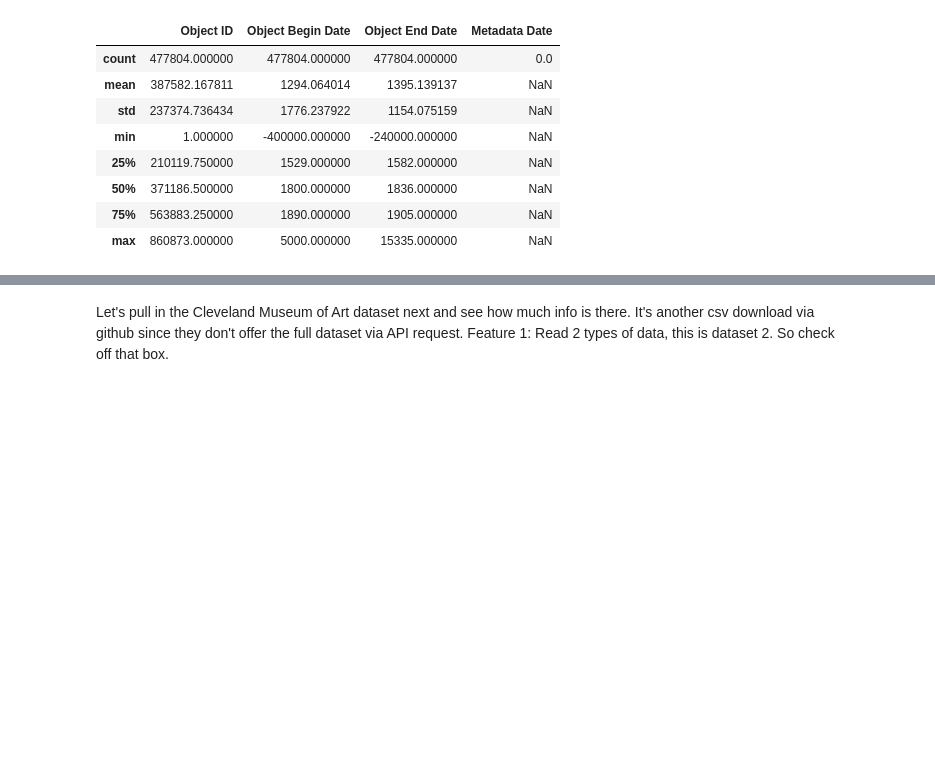
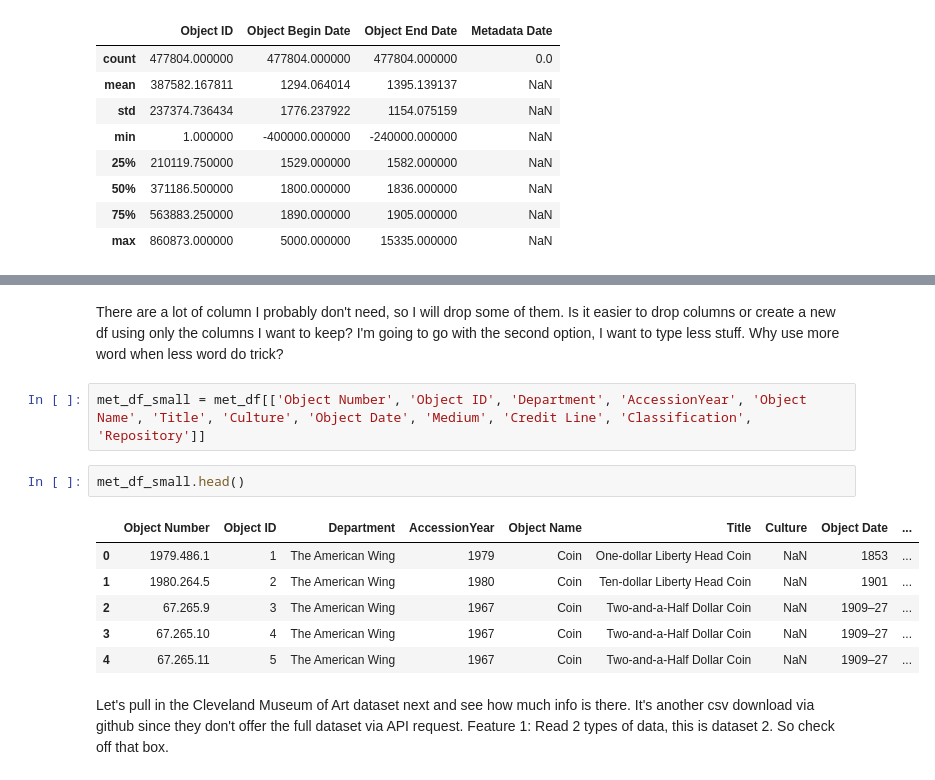
Before and after one commit to causticwonder/analyzing_the_met, a Jupyter notebook: analyzing_the_met.ipynb, the cells around one changed output, grey strips where cells are left out. Saved outputs shown, nothing was run; the diff lists cells and outputs as text; blank space fills up the shorter version.

```diff
--- a/analyzing_the_met.ipynb
+++ b/analyzing_the_met.ipynb
@@ -32,3 +54,16 @@ met_df.describe()
+# %% [markdown]
+There are a lot of column I probably don't need, so I will drop some of them. Is it easier to drop columns or create a new df using only the columns I want to keep? I'm going to go with the second option, I want to type less stuff. Why use more word when less word do trick?
+# %%
+met_df_small = met_df[['Object Number', 'Object ID', 'Department', 'AccessionYear', 'Object Name', 'Title', 'Culture', 'Object Date', 'Medium', 'Credit Line', 'Classification', 'Repository']]
+# %%
+met_df_small.head()
+# %% [output]
+|  | Object Number | Object ID | Department | AccessionYear | Object Name | Title | Culture | Object Date | ... |
+| 0 | 1979.486.1 | 1 | The American Wing | 1979 | Coin | One-dollar Liberty Head Coin | NaN | 1853 | ... |
+| 1 | 1980.264.5 | 2 | The American Wing | 1980 | Coin | Ten-dollar Liberty Head Coin | NaN | 1901 | ... |
+| 2 | 67.265.9 | 3 | The American Wing | 1967 | Coin | Two-and-a-Half Dollar Coin | NaN | 1909–27 | ... |
+| 3 | 67.265.10 | 4 | The American Wing | 1967 | Coin | Two-and-a-Half Dollar Coin | NaN | 1909–27 | ... |
+| 4 | 67.265.11 | 5 | The American Wing | 1967 | Coin | Two-and-a-Half Dollar Coin | NaN | 1909–27 | ... |
 # %% [markdown]
 Let's pull in the Cleveland Museum of Art dataset next and see how much info is there. It's another csv download via github since they don't offer the full dataset via API request.
 Feature 1: Read 2 types of data, this is dataset 2. So check off that box.
```
Also changed, not shown: parts of 16 cells of this notebook, 2 other files.
